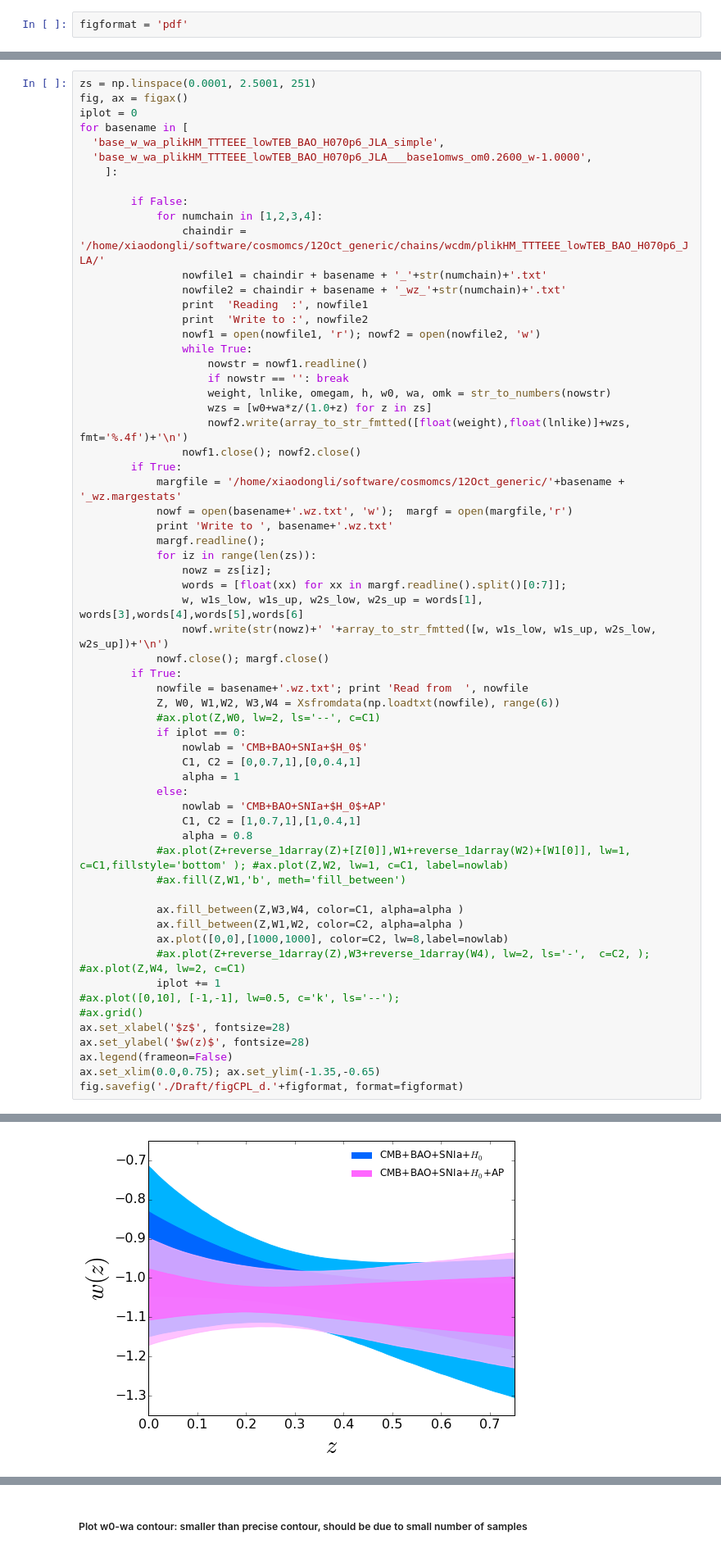
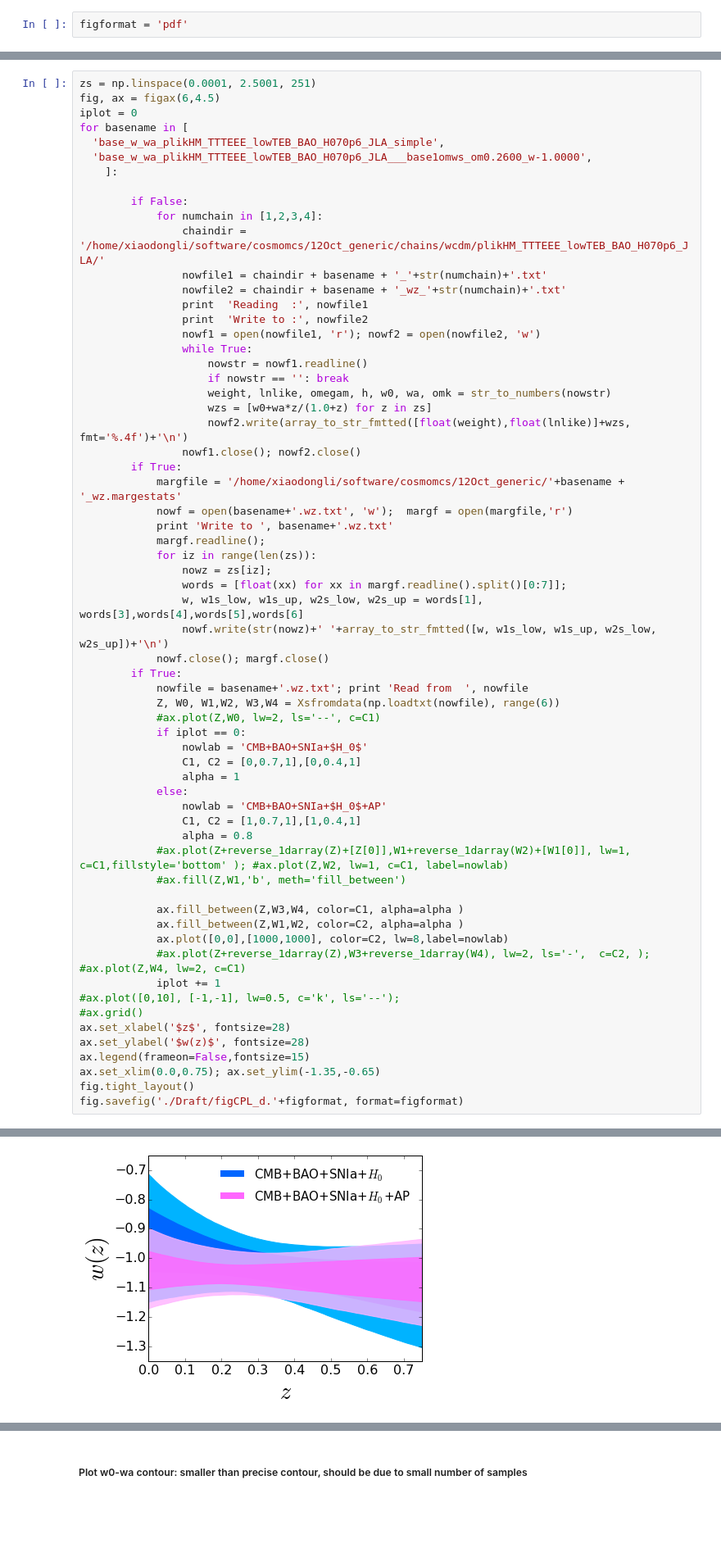
Before and after one commit to xiaodongli1986/2PCF_AP, a Jupyter notebook: 6.Plot_Contour_Draft.ipynb, the cells around one changed output, grey strips where cells are left out. Shown at 82% size. Saved outputs shown, nothing was run; the diff lists cells and outputs as text; blank space fills up the shorter version.

```diff
--- a/6.Plot_Contour_Draft.ipynb
+++ b/6.Plot_Contour_Draft.ipynb
@@ -312,7 +316,7 @@ fig.savefig('./Draft/figCPL_c.'+figformat, format=figformat,  )
 [figure]
 # %%
 zs = np.linspace(0.0001, 2.5001, 251)
-fig, ax = figax()
+fig, ax = figax(6,4.5)
 iplot = 0
 for basename in [
   'base_w_wa_plikHM_TTTEEE_lowTEB_BAO_H070p6_JLA_simple',
@@ -349,35 +353,36 @@ for basename in [
             nowfile = basename+'.wz.txt'; print 'Read from  ', nowfile
             Z, W0, W1,W2, W3,W4 = Xsfromdata(np.loadtxt(nowfile), range(6))
             #ax.plot(Z,W0, lw=2, ls='--', c=C1)
             if iplot == 0:
                 nowlab = 'CMB+BAO+SNIa+$H_0$'
                 C1, C2 = [0,0.7,1],[0,0.4,1]
                 alpha = 1
             else:
                 nowlab = 'CMB+BAO+SNIa+$H_0$+AP'
                 C1, C2 = [1,0.7,1],[1,0.4,1]
                 alpha = 0.8
             #ax.plot(Z+reverse_1darray(Z)+[Z[0]],W1+reverse_1darray(W2)+[W1[0]], lw=1, c=C1,fillstyle='bottom' ); #ax.plot(Z,W2, lw=1, c=C1, label=nowlab)
             #ax.fill(Z,W1,'b', meth='fill_between')
 
             ax.fill_between(Z,W3,W4, color=C1, alpha=alpha )
             ax.fill_between(Z,W1,W2, color=C2, alpha=alpha )
             ax.plot([0,0],[1000,1000], color=C2, lw=8,label=nowlab)
             #ax.plot(Z+reverse_1darray(Z),W3+reverse_1darray(W4), lw=2, ls='-',  c=C2, ); #ax.plot(Z,W4, lw=2, c=C1)
             iplot += 1
 #ax.plot([0,10], [-1,-1], lw=0.5, c='k', ls='--');
 #ax.grid()
 ax.set_xlabel('$z$', fontsize=28)
 ax.set_ylabel('$w(z)$', fontsize=28)
-ax.legend(frameon=False)
+ax.legend(frameon=False,fontsize=15)
 ax.set_xlim(0.0,0.75); ax.set_ylim(-1.35,-0.65)
+fig.tight_layout()
 fig.savefig('./Draft/figCPL_d.'+figformat, format=figformat)
 # %% [output]
 Write to  base_w_wa_plikHM_TTTEEE_lowTEB_BAO_H070p6_JLA_simple.wz.txt
 Read from   base_w_wa_plikHM_TTTEEE_lowTEB_BAO_H070p6_JLA_simple.wz.txt
 Write to  base_w_wa_plikHM_TTTEEE_lowTEB_BAO_H070p6_JLA___base1omws_om0.2600_w-1.0000.wz.txt
 Read from   base_w_wa_plikHM_TTTEEE_lowTEB_BAO_H070p6_JLA___base1omws_om0.2600_w-1.0000.wz.txt
-[figure, old version]
+[figure, new version]
 # %%
 cosmomcdir = '/home/xiaodongli/software/cosmomcs/12Oct_generic/'
 
```
Also changed, not shown: parts of 7 cells of this notebook, 6 other files.
